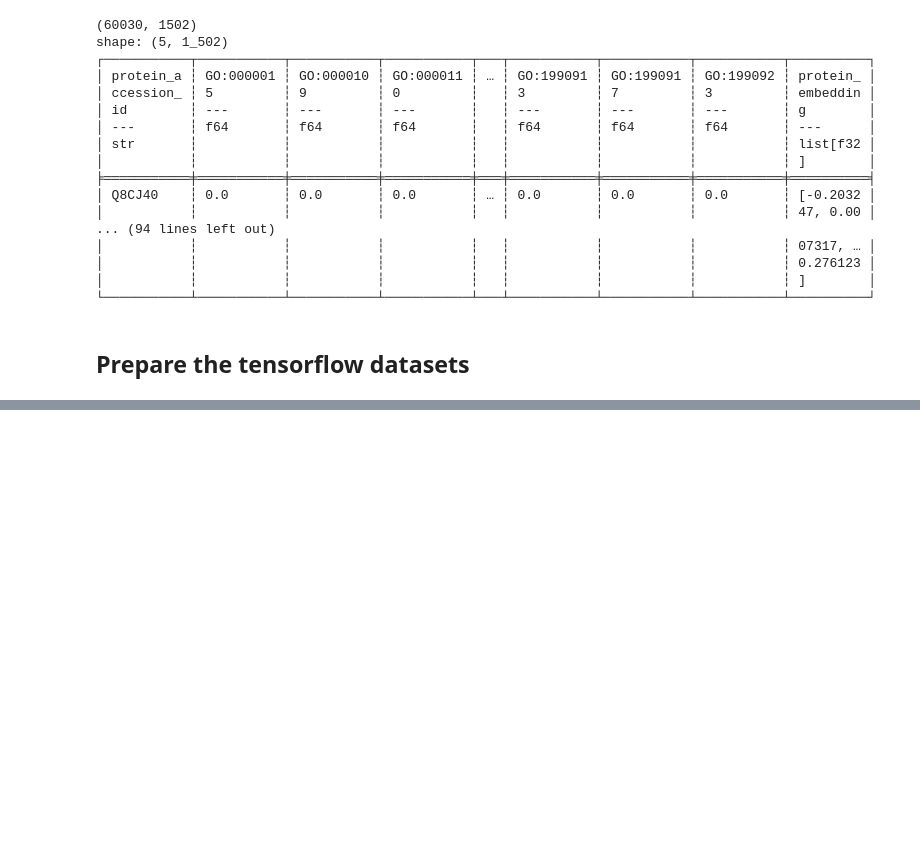
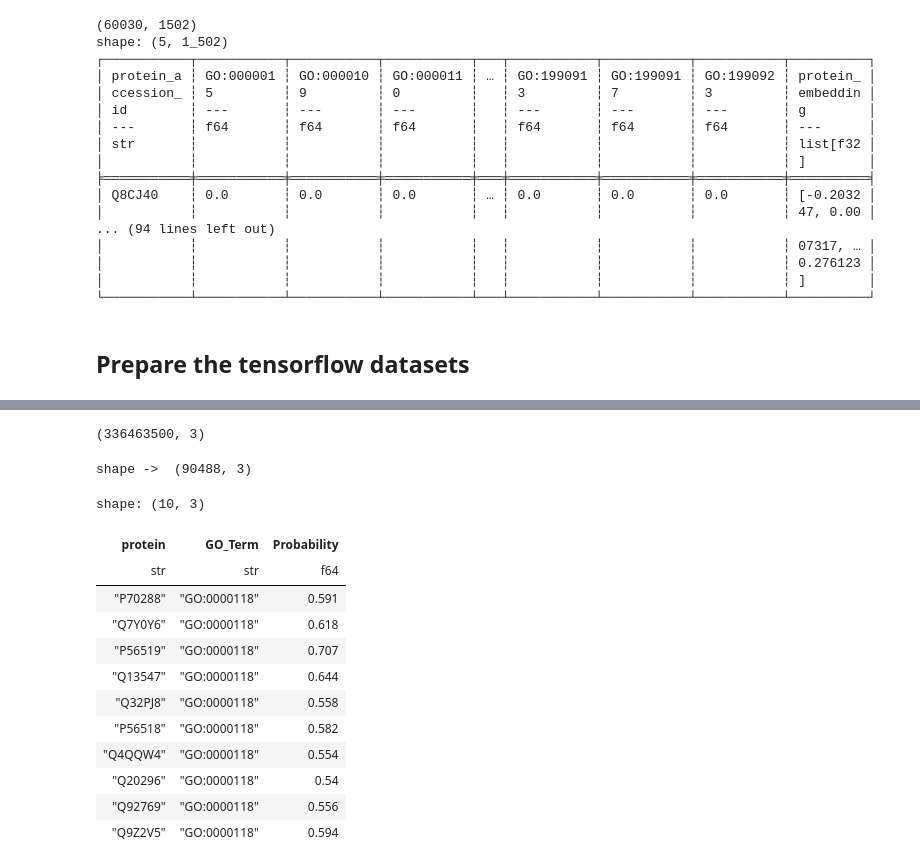
Before and after one commit to sumaniitm/cafa-6-protein-function-prediction-kaggle, a Jupyter notebook: cafa6-baseline-and-feature-engineering.ipynb, the cells around one changed output, grey strips where cells are left out. Saved outputs shown, nothing was run; the diff lists cells and outputs as text; code cells hidden in the pictures; blank space fills up the shorter version.

```diff
--- a/cafa6-baseline-and-feature-engineering.ipynb
+++ b/cafa6-baseline-and-feature-engineering.ipynb
@@ -604,9 +704,29 @@ df_long.shape
 # %%
 df_long = df_long.filter(~(pl.col('Probability').is_nan()))
+df_long = df_long.with_columns(
+    pl.col("Probability").round(3)
+)
 df_long.shape
+# %% [output]
+(336463500, 3)
 # %%
 threshold = 0.50000
-submission_df_bp = df_long.filter(pl.col("Probability") > threshold).select(['protein','GO_Term'])
-print("shape -> ",submission_df_bp.shape)
-submission_df_bp.head(10)
+submission_df_cc = df_long.filter(pl.col("Probability") > threshold)
+print("shape -> ",submission_df_cc.shape)
+submission_df_cc.head(10)
+# %% [output]
+shape ->  (90488, 3)
+shape: (10, 3)
+| protein | GO_Term | Probability |
+| str | str | f64 |
+| "P70288" | "GO:0000118" | 0.591 |
+| "Q7Y0Y6" | "GO:0000118" | 0.618 |
+| "P56519" | "GO:0000118" | 0.707 |
+| "Q13547" | "GO:0000118" | 0.644 |
+| "Q32PJ8" | "GO:0000118" | 0.558 |
+| "P56518" | "GO:0000118" | 0.582 |
+| "Q4QQW4" | "GO:0000118" | 0.554 |
+| "Q20296" | "GO:0000118" | 0.54 |
+| "Q92769" | "GO:0000118" | 0.556 |
+| "Q9Z2V5" | "GO:0000118" | 0.594 |
 # %%
```
Also changed, not shown: parts of 20 cells of this notebook.
